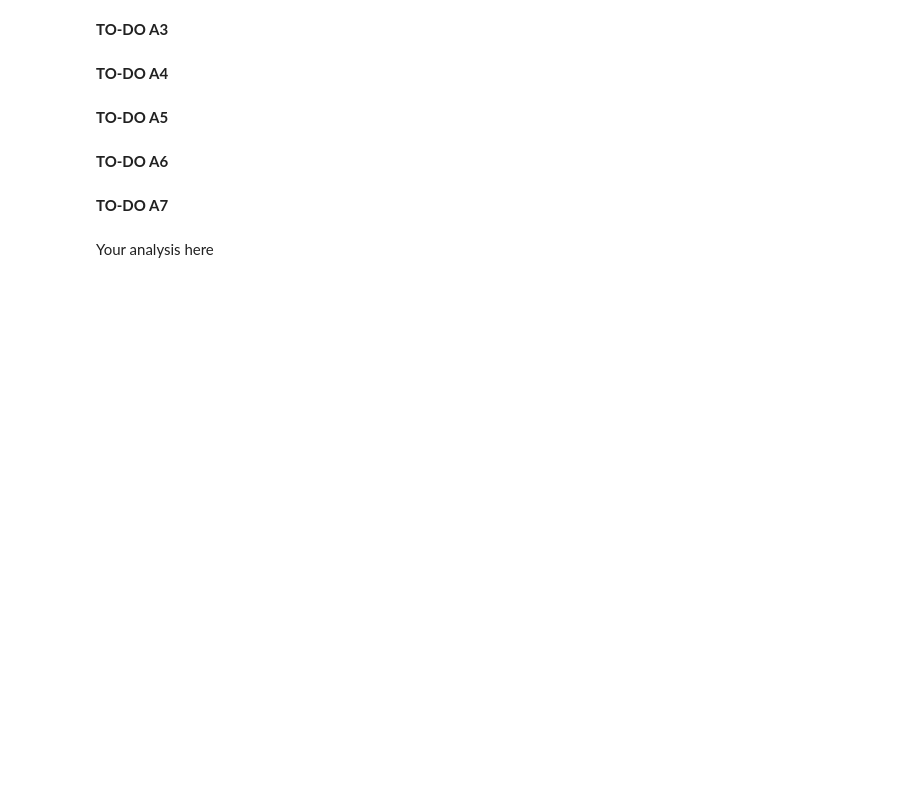
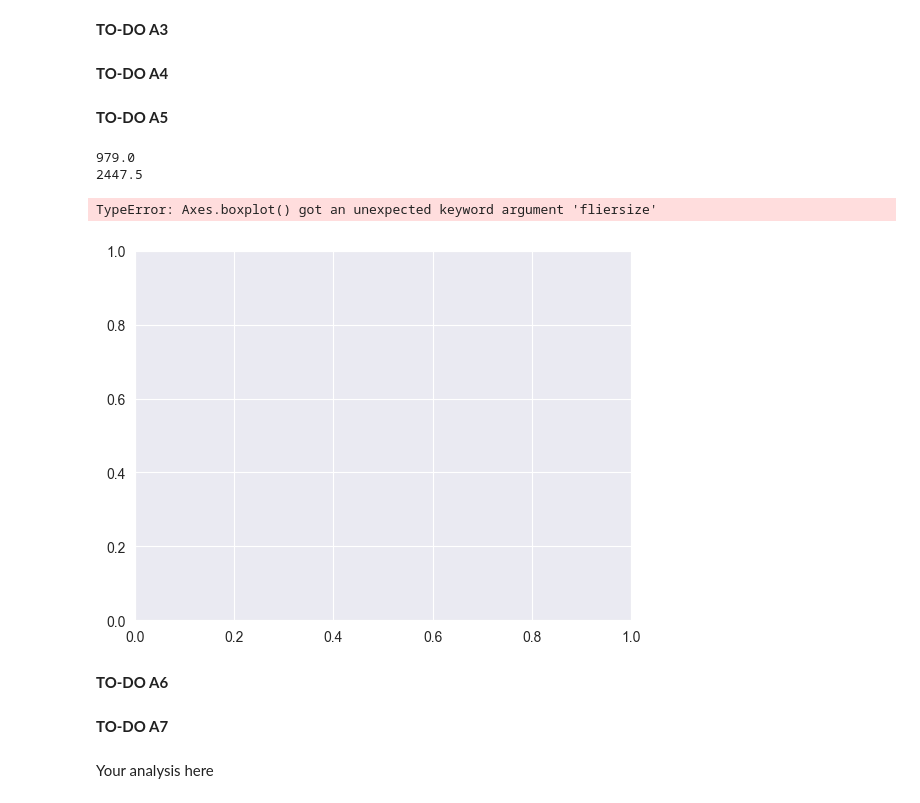
Before and after one commit to DrAlexWild/Data_Science, a Jupyter notebook: DS-project-fase-a1.ipynb, the cells around one changed output. Drawn from its saved outputs; the diff is of its cells as text; code cells hidden in the pictures; blank space fills up the shorter version.

```diff
--- a/DS-project-fase-a1.ipynb
+++ b/DS-project-fase-a1.ipynb
@@ -157,15 +157,32 @@ get_basic_plots("Portugal", "new_cases", 0)
 # %%
 # create function to remove outliers using the 1.5*IQR method
 
 # Your code here
 
-def remove_outliers(col):
-    copy_df = df.copy()
-    q1 = np.percentile(copy_df[col], 0.25)
-    q3 = np.percentile(copy_df[col], 0.75)
+def remove_outliers(df_in, col_name):
+    q1 = df_in[col_name].quantile(0.25)
+    q3 = df_in[col_name].quantile(0.75)
+    iqr = q3-q1 #Interquartile range
+    print(iqr)
+    to_low  = q1-1.5*iqr
+    to_high = q3+1.5*iqr
+    print(to_high)
+    df_out = df_in.loc[(df_in[col_name] > to_low) & (df_in[col_name] < to_high)]
 
+    #testing_box_plot
+    df_y = df_out.loc[df_out["location"] == "Portugal"]
+    df_y.boxplot(column="new_cases", fliersize=0)
+    #a razão pela qual mostra outliers na imagem é porque estamos a gerar um novo graph em que para aqueles percentiles
+    #existem novos valores para outliers
 
-remove_outliers(2)
+    return df_out
+
+remove_outliers(df, "new_cases")
+# %% [output]
+979.0
+2447.5
+TypeError: Axes.boxplot() got an unexpected keyword argument 'fliersize'
+[figure, added]
 # %% [markdown]
 **TO-DO A6**
 # %%
```
Also changed, not shown: parts of 1 cell of this notebook.
